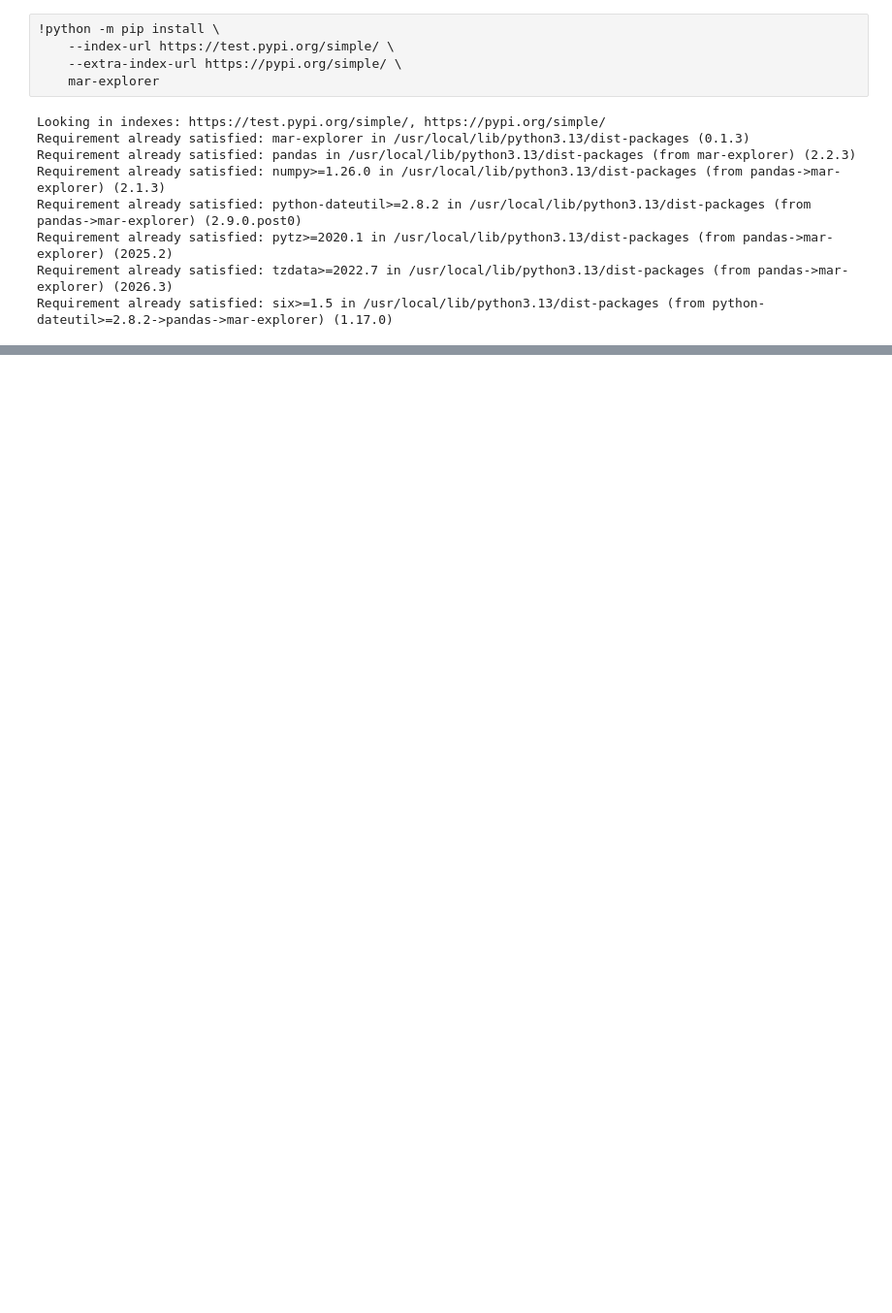
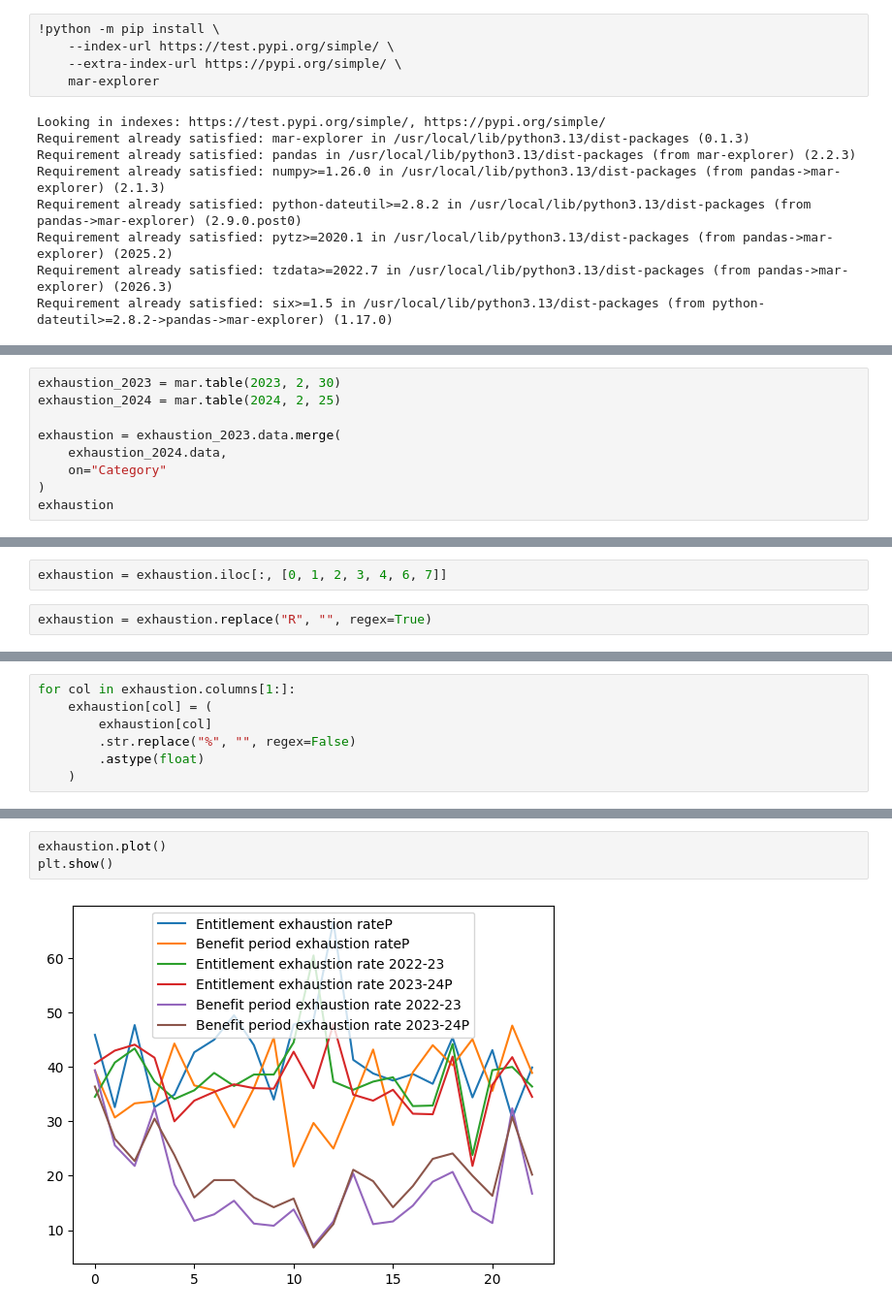
Before and after one commit to oliviergentil/MAR_Explorer, a Jupyter notebook: exemple.ipynb, the cells around one changed output, grey strips where cells are left out. Shown at 97% size. Drawn from its saved outputs; the diff is of its cells as text; blank space fills up the shorter version.

```diff
--- a/exemple.ipynb
+++ b/exemple.ipynb
@@ -88,0 +50,9 @@ exhaustion
+# %%
+exhaustion_2023 = mar.table(2023, 2, 30)
+exhaustion_2024 = mar.table(2024, 2, 25)
+
+exhaustion = exhaustion_2023.data.merge(
+    exhaustion_2024.data,
+    on="Category"
+)
+exhaustion
@@ -88,0 +90,4 @@ exhaustion
+# %%
+exhaustion = exhaustion.iloc[:, [0, 1, 2, 3, 4, 6, 7]]
+# %%
+exhaustion = exhaustion.replace("R", "", regex=True)
@@ -88,0 +114,7 @@ exhaustion
+# %%
+for col in exhaustion.columns[1:]:
+    exhaustion[col] = (
+        exhaustion[col]
+        .str.replace("%", "", regex=False)
+        .astype(float)
+    )
@@ -88,0 +132,5 @@ exhaustion
+# %%
+exhaustion.plot()
+plt.show()
+# %% [output]
+[figure, added]
```
Also changed, not shown: parts of 8 cells of this notebook.
